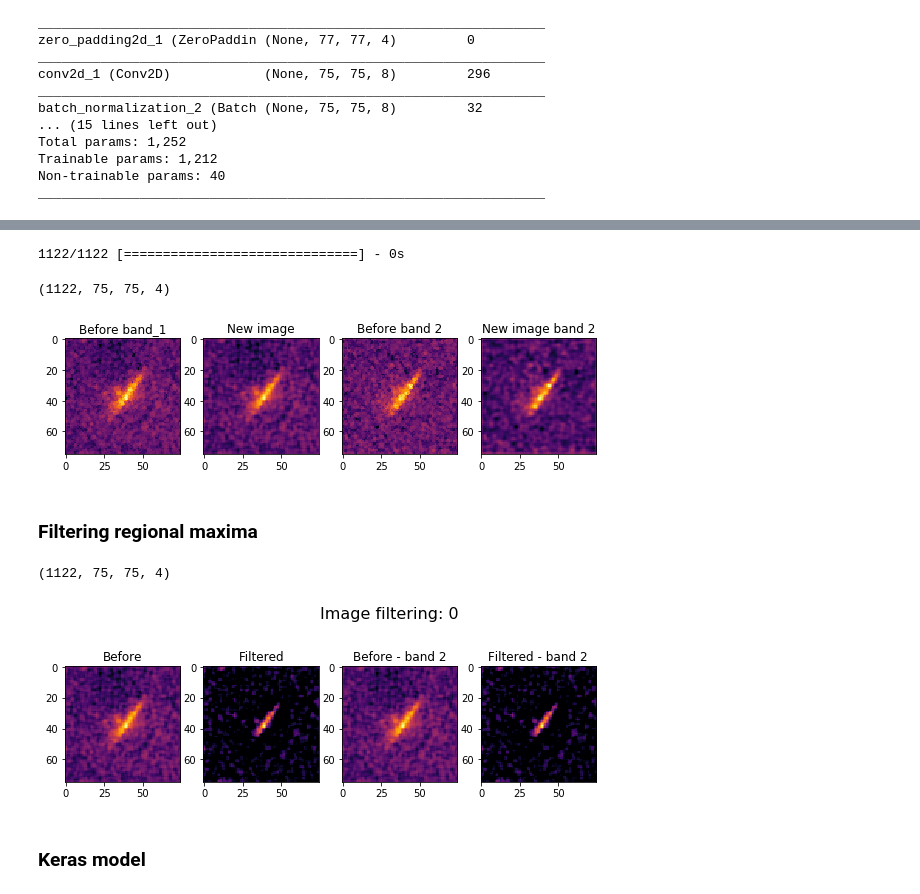
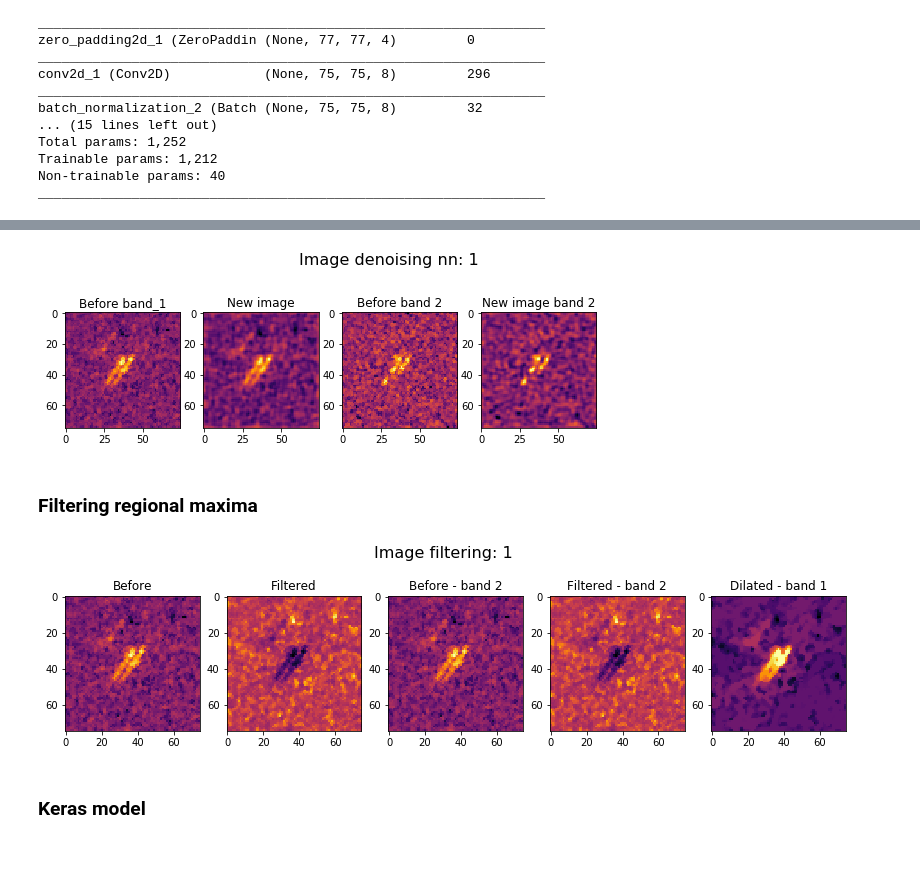
Before and after one commit to MarekKZielinski/Statoil-C-CORE-Iceberg-Classifier-Challenge, a Jupyter notebook: Iceberg-notebook.ipynb, the cells around one changed output, grey strips where cells are left out. Saved outputs shown, nothing was run; the diff lists cells and outputs as text; code cells hidden in the pictures; blank space fills up the shorter version.

```diff
--- a/Iceberg-notebook.ipynb
+++ b/Iceberg-notebook.ipynb
@@ -349,7 +347,7 @@ x1 = BatchNormalization()(x1)
 x1 = Dropout(0.2)(x1)
 x1 = ZeroPadding2D()(x1)
 m_output = Conv2D(4, (3,3), activation='linear', name='m_output')(x1)
-model_denoise = Model(inputs=[m_input,], outputs=[m_output])
+model_denoise = Model(inputs=[m_input,], outputs=[m_output], name='Model_nn_denoising')
 
 model_denoise.compile(optimizer=Adam(lr=0.1, beta_1=0.9, beta_2=0.999, epsilon=1e-08, decay=0),
 loss='mean_squared_error',
@@ -409,10 +406,0 @@ Model training time: 0 minutes 52.5 seconds
-# %%
-new_images = model_denoise.predict(X_train_sample, verbose=1)
-new_images_val = model_denoise.predict(X_val, verbose=1)
-X_nn_denoised = model_denoise.predict(X, verbose=1)
-# %% [output]
-1122/1122 [==============================] - 0s
-# %%
-new_images.shape
-# %% [output]
-(1122, 75, 75, 4)
@@ -419,24 +409,24 @@ new_images.shape
 # %%
-index=7
+index=8
 original_index = y_train_sample.iloc[index].name
 cmap="inferno"
 fig = plt.figure(figsize=(12,6))
-#fig.suptitle("Image filtering: %x" % (train_df.loc[index,'is_iceberg']), fontsize=16)
+fig.suptitle("Image denoising nn: %x" % (train_df.loc[original_index,'is_iceberg']), fontsize=16)
 ax1 = fig.add_subplot(251)
 ax1.set_title("Before band_1")
 ax1.imshow(X_train_sample[index][:,:,0], cmap=cmap)
 ax2 = fig.add_subplot(252)
 ax2.set_title("New image")
 ax2.imshow(X_nn_denoised[original_index][:,:,0], cmap=cmap)
 ax3 = fig.add_subplot(253)
 ax3.set_title("Before band 2")
 ax3.imshow(X_train_sample[index][:,:,1], cmap=cmap)
 ax4 = fig.add_subplot(254)
 ax4.set_title("New image band 2")
 ax4.imshow(X_nn_denoised[original_index][:,:,1], cmap=cmap)
 plt.show()
 # %% [output]
-[figure, old version]
+[figure, new version]
 # %% [markdown]
 ### Filtering regional maxima
 # %%
@@ -470,4 +453,0 @@ X_filtered = np.stack(f_list,axis=0)
-# %%
-filtered_images.shape
-# %% [output]
-(1122, 75, 75, 4)
@@ -474,9 +457,10 @@ filtered_images.shape
 # %%
-index=7
+base_images = X_train_sample
+index=8
 original_index = y_train_sample.iloc[index].name
 cmap="inferno"
-fig = plt.figure(figsize=(12,6))
-fig.suptitle("Image filtering: %x" % (train_df.loc[index,'is_iceberg']), fontsize=16)
+fig = plt.figure(figsize=(14,6))
+fig.suptitle("Image filtering: %x" % (train_df.loc[original_index,'is_iceberg']), fontsize=16)
 ax1 = fig.add_subplot(251)
 ax1.set_title("Before")
 ax1.imshow(base_images[index][:,:,0], cmap=cmap)
@@ -489,9 +473,12 @@ ax1.imshow(base_images[index][:,:,0], cmap=cmap)
 ax2 = fig.add_subplot(254)
 ax2.set_title("Filtered - band 2")
 ax2.imshow(X_filtered[original_index][:,:,0], cmap=cmap)
+ax4 = fig.add_subplot(255)
+ax4.set_title("Dilated - band 1")
+ax4.imshow(X_dilated[original_index][:,:,0], cmap=cmap)
 plt.show()
 # %% [output]
-[figure, old version]
+[figure, new version]
 # %% [markdown]
 ### Keras model
 # %%
```
Also changed, not shown: parts of 27 cells of this notebook, 2 other files.
